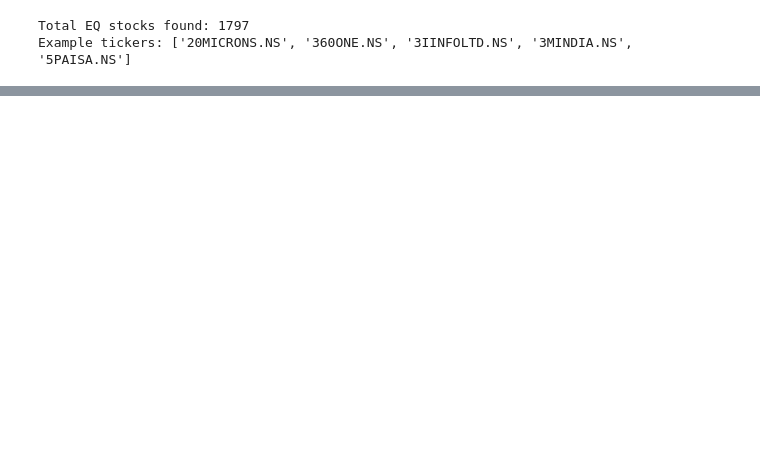
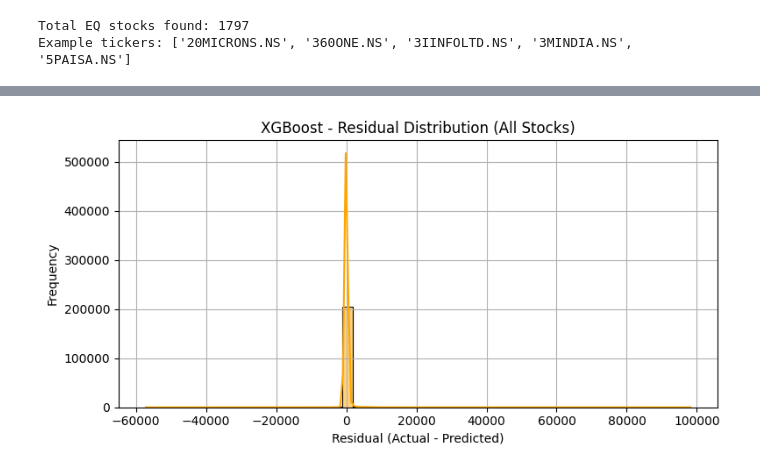
Before and after one commit to SomrajBharadwaj/STOCK-MARKET-PREDICTION-BY-USING-ML-MODELS, a Jupyter notebook: final_datascience_Project.ipynb, the cells around one changed output, grey strips where cells are left out. Drawn from its saved outputs; the diff is of its cells as text; code cells hidden in the pictures; blank space fills up the shorter version.

```diff
--- a/final_datascience_Project.ipynb
+++ b/final_datascience_Project.ipynb
@@ -421,8 +404,9 @@ plt.show()
 # %%
 import ta
+import matplotlib.pyplot as plt
 
 # Load your preprocessed dataset
-df = pd.read_csv("/Users/somrajbharadwaj/project/final_data_science/stock_data/top250_cleaned_final.csv")
+df = pd.read_csv("/Users/somrajbharadwaj/project/final_data_science/venv/dataset/top250_cleaned_final.csv")
 df["Date"] = pd.to_datetime(df["Date"])
 
 # Container for all indicator-enhanced data
@@ -455,7 +439,7 @@ for stock in df["Stock"].unique():
 df_final = pd.concat(enhanced_data, ignore_index=True)
 
 # Save to file
-output_path = "/Users/somrajbharadwaj/project/final_data_science/stock_data/top250_with_indicators.csv"
+output_path = "/Users/somrajbharadwaj/project/final_data_science/venv/dataset/top250_with_indicators.csv"
 df_final.to_csv(output_path, index=False)
 
 print("Technical indicators added and saved to:", output_path)
@@ -765,0 +932,92 @@ print(f"\nRandom Forest evaluation metrics saved to: {rf_metrics_csv}")
+# %%
+import pandas as pd
+import numpy as np
+import matplotlib.pyplot as plt
+import seaborn as sns
+from xgboost import XGBRegressor
+from sklearn.metrics import mean_squared_error, mean_absolute_error, r2_score
+
+# Load training and testing datasets
+train = pd.read_csv("/Users/somrajbharadwaj/project/final_data_science/venv/train_80.csv")
+test = pd.read_csv("/Users/somrajbharadwaj/project/final_data_science/venv/test_20.csv")
+
+# Ensure 'Date' column is in datetime format
+train["Date"] = pd.to_datetime(train["Date"])
+test["Date"] = pd.to_datetime(test["Date"])
+
+# Define features used for prediction
+features = ["SMA_14", "EMA_14", "RSI_14", "MACD", "BB_High", "BB_Low", "ATR_14", "Volume_SMA_14"]
+
+# Shift Close to get next-day target
+train["Target"] = train.groupby("Stock")["Close"].shift(-1)
+test["Target"] = test.groupby("Stock")["Close"].shift(-1)
+
+# Drop rows with missing values
+train.dropna(subset=features + ["Target"], inplace=True)
+test.dropna(subset=features + ["Target"], inplace=True)
+
+# Model training
+X_train, y_train = train[features], train["Target"]
+X_test, y_test = test[features], test["Target"]
+
+model = XGBRegressor(n_estimators=100, learning_rate=0.1, max_depth=5, random_state=42)
+model.fit(X_train, y_train)
+
+# Predictions
+preds = model.predict(X_test)
+
+# Evaluation metrics
+mse = mean_squared_error(y_test, preds)
+rmse = np.sqrt(mse)
+mae = mean_absolute_error(y_test, preds)
+r2 = r2_score(y_test, preds)
+
+print(f"RMSE: {rmse:.2f}")
+print(f"MAE: {mae:.2f}")
+print(f"R² Score: {r2:.4f}")
+
+# Save metrics for comparison
+xgb_rmse = rmse
+xgb_mae = mae
+xgb_r2 = r2
+
+# Residual distribution plot
+residuals = y_test - preds
+plt.figure(figsize=(8, 4))
+sns.histplot(residuals, bins=50, kde=True, color='orange')
+plt.title("XGBoost - Residual Distribution (All Stocks)")
+plt.xlabel("Residual (Actual - Predicted)")
+plt.ylabel("Frequency")
+plt.grid(True)
+plt.tight_layout()
+plt.show()
+
+# Function to plot per-stock predictions
+def plot_stock_predictions(stock_symbol, model, test_df, feature_cols):
+    stock_data = test_df[test_df["Stock"] == stock_symbol].copy()
+    stock_data.dropna(subset=feature_cols + ["Target"], inplace=True)
+
+    if stock_data.empty:
+        print(f"No valid data found for {stock_symbol}")
+        return
+
+    dates = stock_data["Date"]
+    actual = stock_data["Target"]
+    predicted = model.predict(stock_data[feature_cols])
+
+    plt.figure(figsize=(10, 5))
+    plt.plot(dates, actual, label='Actual', linewidth=2)
+    plt.plot(dates, predicted, label='Predicted', linewidth=2)
+    plt.title(f"XGBoost - Actual vs Predicted Prices for {stock_symbol}")
+    plt.xlabel("Date")
+    plt.ylabel("Price (₹)")
+    plt.legend()
+    plt.grid(True)
+    plt.tight_layout()
+    plt.show()
+
+# Plot predictions for selected stocks
+plot_stock_predictions("RELIANCE", model, test, features)
+plot_stock_predictions("BHEL", model, test, features)
+plot_stock_predictions("INFY", model, test, features)
+# %% [output]
@@ -765,0 +1027 @@ print(f"\nRandom Forest evaluation metrics saved to: {rf_metrics_csv}")
+[figure, added]
```
Also changed, not shown: parts of 21 cells of this notebook.
